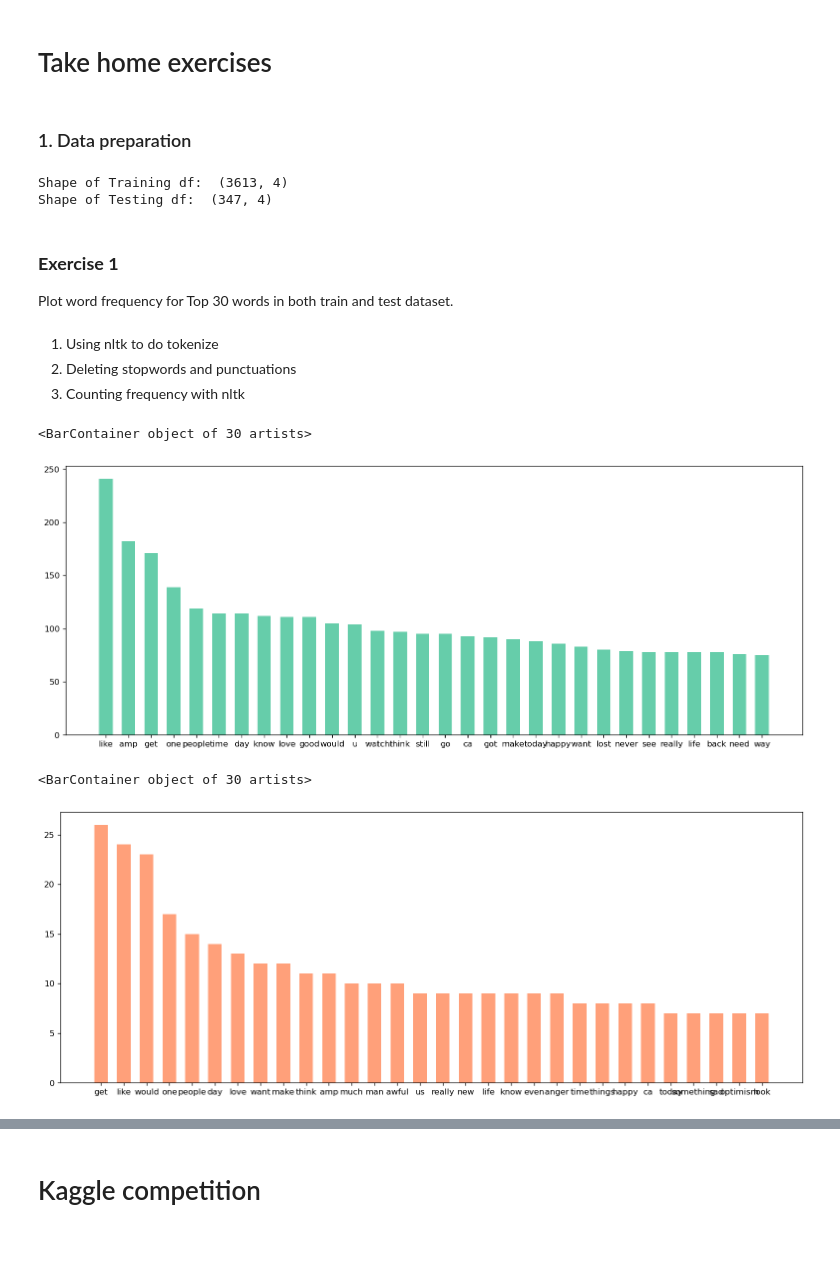
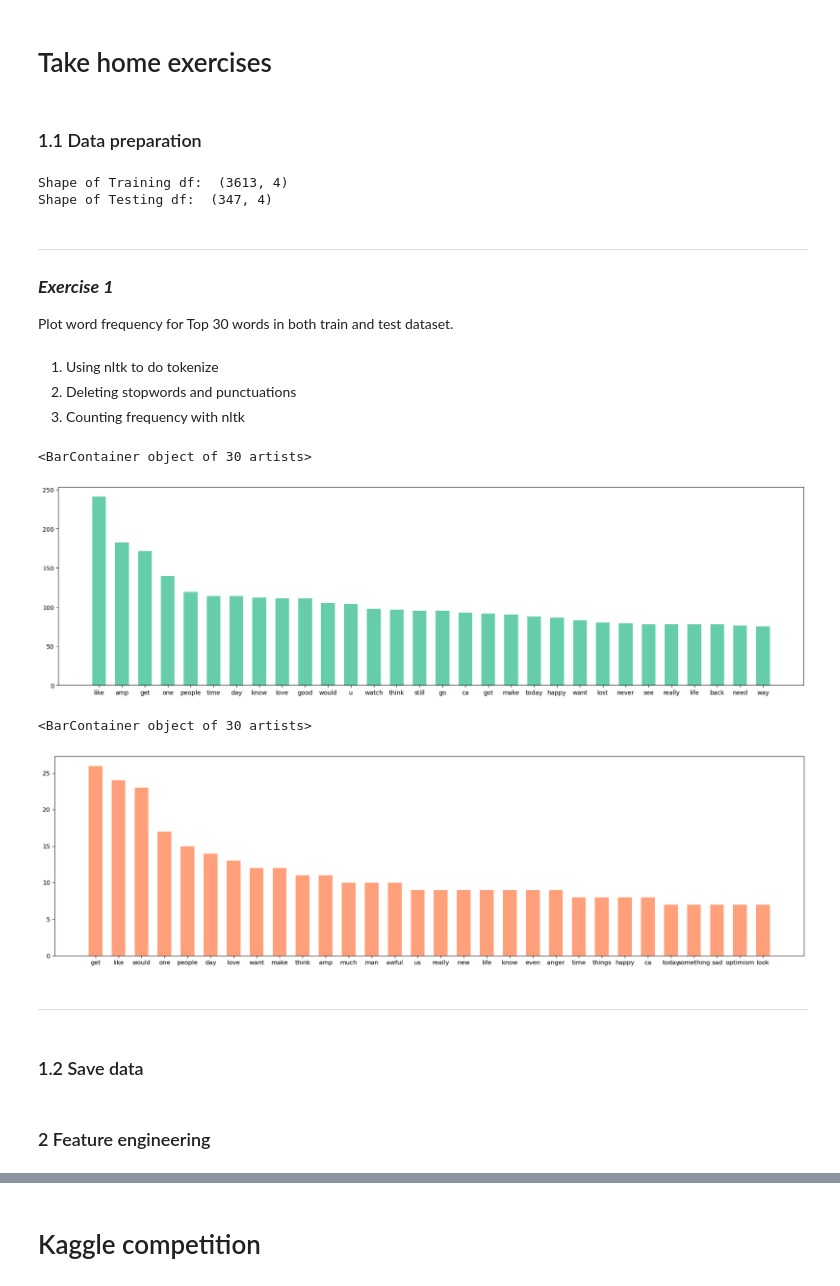
Before and after one commit to JohnnyLin97/DM2021-Lab2-HW2, a Jupyter notebook: DM2021-Lab2-Homework.ipynb, the cells around one changed output, grey strips where cells are left out. Cells and saved outputs as stored; diff of their text form; code cells hidden in the pictures; blank space fills up the shorter version.

```diff
--- a/DM2021-Lab2-Homework.ipynb
+++ b/DM2021-Lab2-Homework.ipynb
@@ -38,7 +38,7 @@ Make sure to commit and save your changes to your repository __BEFORE the deadli
 # %% [markdown]
 # Take home exercises
 # %% [markdown]
-### 1. Data preparation
+### 1.1 Data preparation
 # %%
 import pandas as pd
 
@@ -82,7 +82,8 @@ print("Shape of Testing df: ", test_df.shape)
 Shape of Training df:  (3613, 4)
 Shape of Testing df:  (347, 4)
 # %% [markdown]
-### **Exercise 1**
+---
+### ***Exercise 1***
 Plot word frequency for Top 30 words in both train and test dataset.
 # %% [markdown]
 1. Using nltk to do tokenize
@@ -95,35 +96,37 @@ import string
 import matplotlib.pyplot as plt
 
 stop_words = set(stopwords.words('english'))
 
 text_train = train_df['text']
 words_train = []
 
+ # do tokenize and filter stopwords
 for i in text_train:
     words = nltk.tokenize.word_tokenize(i)
 
     words = [word.lower() for word in words if word.isalpha()]
 
     for j in words:
         if j not in stop_words:
             words_train.append(j)
 
+# count frequency
 freq_train = nltk.FreqDist(words_train)
 freq_train = sorted(freq_train.items(), key = lambda kv:(kv[1], kv[0]), reverse = True)
 freq_train = freq_train[:30]
 
 key = []
 value = []
 
 for k in freq_train:
     key.append(k[0])
     value.append(k[1])
 
-plt.figure(figsize=(16,6), dpi=120)
+plt.figure(figsize=(22,6), dpi=100)
 plt.bar(key, value, width=0.6, color='MediumAquaMarine')
 # %% [output]
 <BarContainer object of 30 artists>
-[figure, old version]
+[figure, new version]
 # %%
 stop_words = set(stopwords.words('english'))
 
@@ -150,8 +153,12 @@ for k in freq_test:
     key.append(k[0])
     value.append(k[1])
 
-plt.figure(figsize=(16,6), dpi=120)
+plt.figure(figsize=(22,6), dpi=120)
 plt.bar(key, value, width=0.6, color='LightSalmon')
 # %% [output]
 <BarContainer object of 30 artists>
-[figure, old version]
+[figure, new version]
+# %% [markdown]
+-----------------------------------------------------------------------
+# %% [markdown]
+### 1.2 Save data
@@ -157,0 +173,2 @@ plt.bar(key, value, width=0.6, color='LightSalmon')
+# %% [markdown]
+### 2 Feature engineering
```
Also changed, not shown: parts of 5 cells of this notebook, 2 other files.
